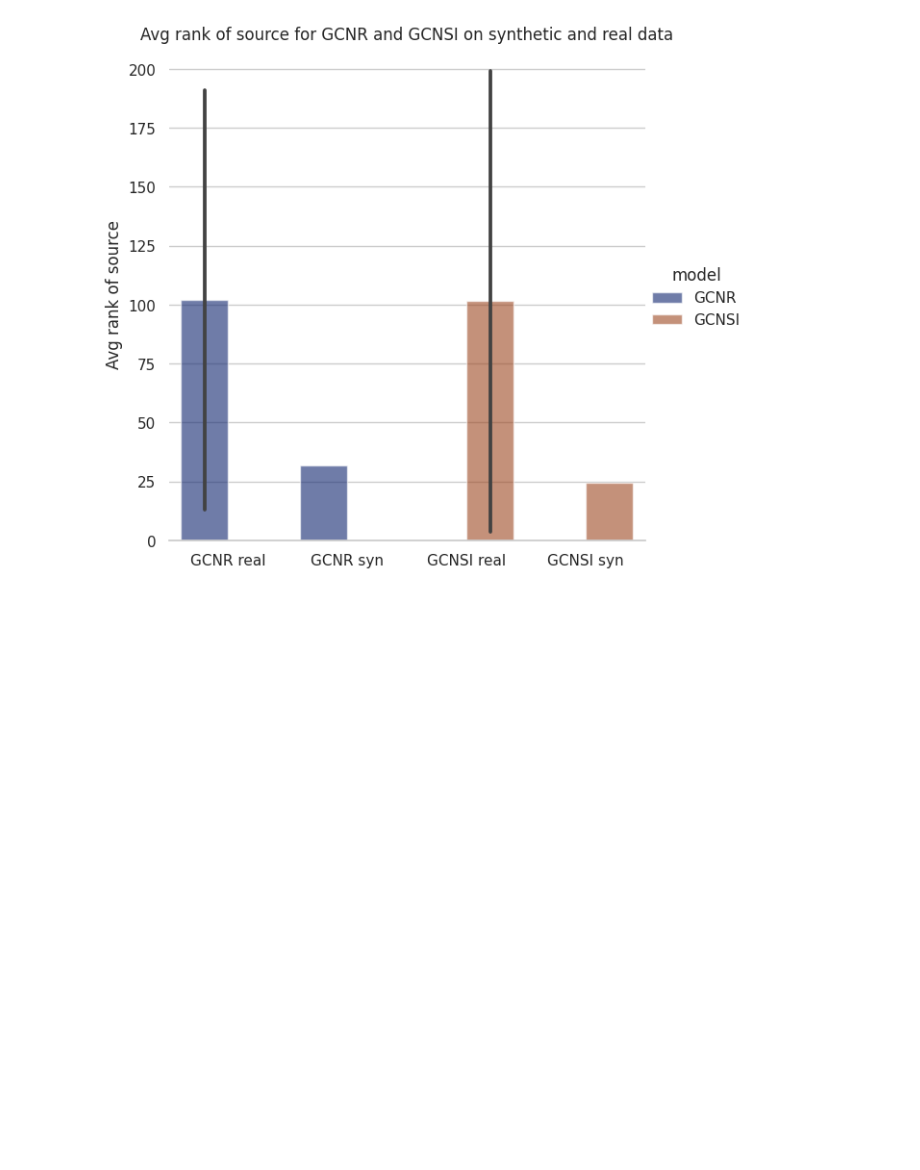
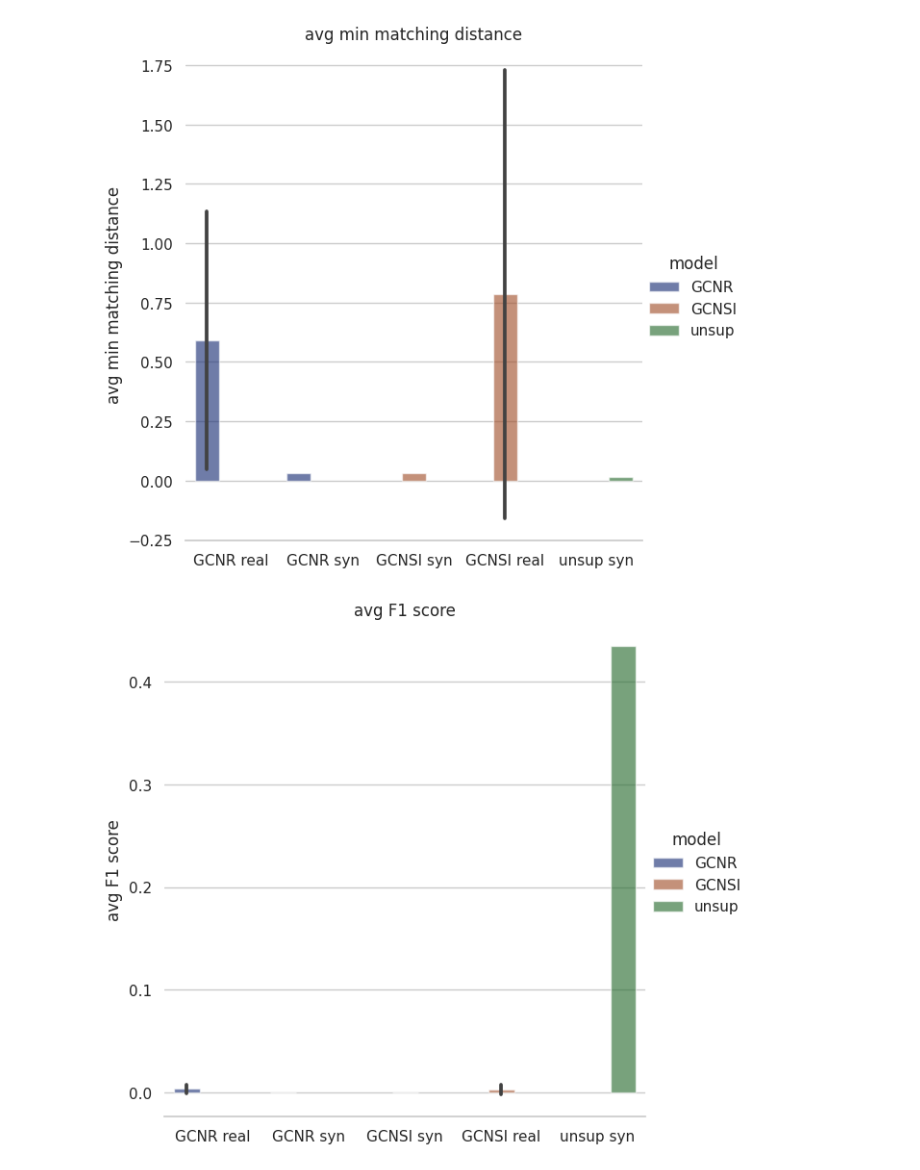
Before and after one commit to joh-dah/source_detection, a Jupyter notebook: report_vis/result_vis.ipynb, the cells around one changed output. Drawn from its saved outputs; the diff is of its cells as text; code cells hidden in the pictures; blank space fills up the shorter version.

```diff
--- a/report_vis/result_vis.ipynb
+++ b/report_vis/result_vis.ipynb
@@ -19,7 +19,9 @@ for folder in folders:
             data = json.load(json_file)
             data = {k: v for k, v in data.items() if k in ['metrics', 'data stats']}
             data = pd.json_normalize(data, meta=['metrics', 'data stats'])
-            # add column for whether the folder name contains GCNSI or not
-            data['type'] = ('GCNSI' if 'GCNSI' in folder.name else "GCNR") + " " +('syn' if "synthetic" in file.name else "real")
-            data["model"] = ("GCNSI" if "GCNSI" in folder.name else "GCNR")
+            model = folder.name.split("_")[0]
+            data['type'] = model + " " +('syn' if "synthetic" in file.name else "real")
+            data["model"] = model
             df = df.append(data, ignore_index=True)
+
+df
@@ -28,15 +41,22 @@ metrics = [avg rank of source]
+# %%
+metrics = ["avg min matching distance", "avg F1 score", "avg rank of source"]
+
+#normalize the column metrics.avg min matching distance with the column data stats.graph stats.avg number of nodes
+df['metrics.avg min matching distance'] = df['metrics.avg min matching distance'] / df['data stats.graph stats.avg number of nodes']
 # %%
 import seaborn as sns
 import matplotlib.pyplot as plt
 
-g = sns.catplot(
-    data=df, kind="bar",
-    x="type", y="supervised.avg rank of source", hue="model",
-    errorbar="sd", palette="dark", alpha=.6, height=6
-)
-g.despine(left=True)
-g.set_axis_labels("", "Avg rank of source")
-plt.title("Avg rank of source for GCNR and GCNSI on synthetic and real data")
-plt.show()
+for metric in metrics:
+    g = sns.catplot(
+        data=df, kind="bar",
+        x="type", y=f"metrics.{metric}", hue="model",
+        errorbar="sd", palette="dark", alpha=.6, height=6
+    )
+    g.despine(left=True)
+    g.set_axis_labels("", metric)
+    plt.title(f"{metric}")
+    plt.show()
 # %% [output]
-[figure, old version]
+[figure, new version]
+[figure, added]
```
Also changed, not shown: parts of 3 cells of this notebook, 1 other file.
